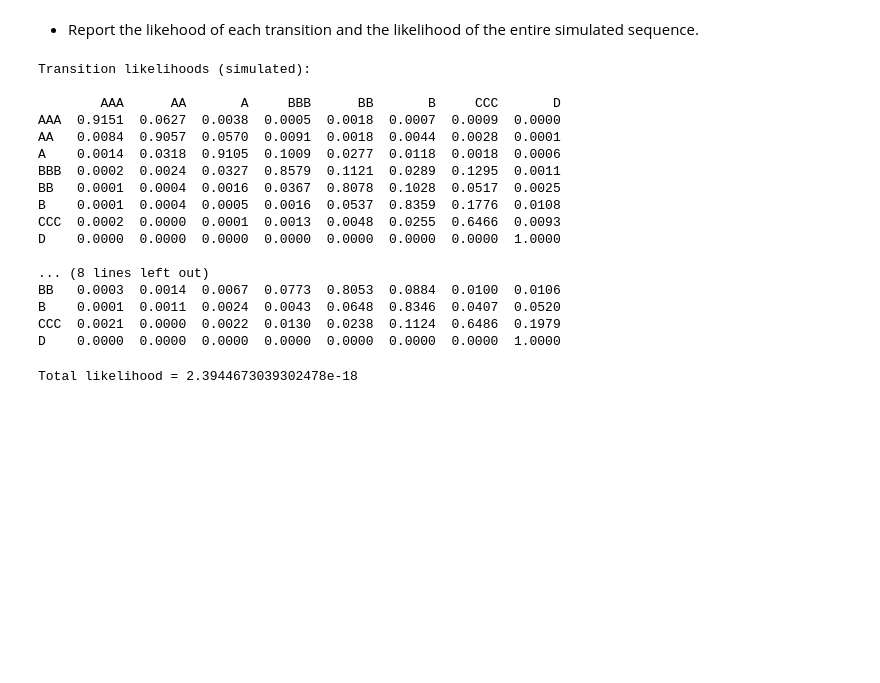
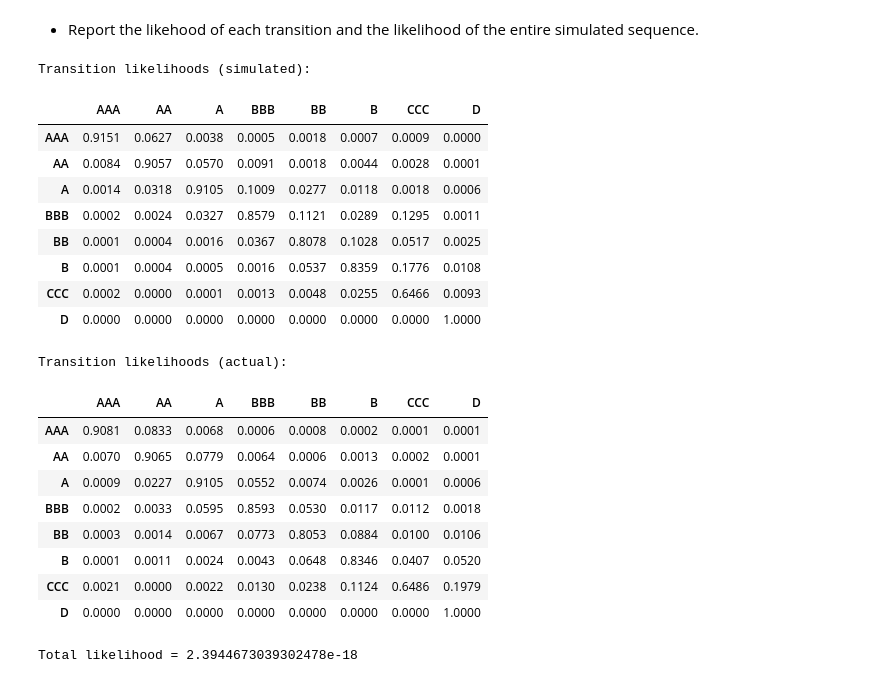
Before and after one commit to arpitp07/Reinforcement-Learning, a Jupyter notebook: Week 3/Assignment 1.ipynb, the cells around one changed output. Saved outputs shown, nothing was run; the diff lists cells and outputs as text; code cells hidden in the pictures; blank space fills up the shorter version.

```diff
--- a/Week 3/Assignment 1.ipynb
+++ b/Week 3/Assignment 1.ipynb
@@ -125,36 +130,42 @@ plt.title('$Y_{t}$');
 # %%
 # Load simulated matrix from disk if it exists, create it if it doesn't
 try:
     P_sim_total = joblib.load('sim_probs.pkl')
 except:
     # Running 10000 simulations with 100 steps
     P_sim_total = pd.DataFrame(np.zeros_like(
         P), index=P.index, columns=P.columns)
     for i in range(10000):
         _, P_sim = MC_sim(K, S, p, P, None)
         P_sim_total = P_sim_total + P_sim
     joblib.dump(P_sim_total, 'sim_probs.pkl');
 P_sim_probs = np.round(P_sim_total / np.sum(P_sim_total, axis=1), 4)
-print(f'Transition likelihoods (simulated): \n\n{P_sim_probs}')
-print(f'\n\nTransition likelihoods (actual): \n\n{P}\n')
+print(f'Transition likelihoods (simulated): \n\n')
+display(P_sim_probs)
+print(f'\n\nTransition likelihoods (actual): \n\n')
+display(P)
+print('\n')
 # %% [output]
 Transition likelihoods (simulated):
-
-        AAA      AA       A     BBB      BB       B     CCC       D
-AAA  0.9151  0.0627  0.0038  0.0005  0.0018  0.0007  0.0009  0.0000
-AA   0.0084  0.9057  0.0570  0.0091  0.0018  0.0044  0.0028  0.0001
-A    0.0014  0.0318  0.9105  0.1009  0.0277  0.0118  0.0018  0.0006
-BBB  0.0002  0.0024  0.0327  0.8579  0.1121  0.0289  0.1295  0.0011
-BB   0.0001  0.0004  0.0016  0.0367  0.8078  0.1028  0.0517  0.0025
-B    0.0001  0.0004  0.0005  0.0016  0.0537  0.8359  0.1776  0.0108
-CCC  0.0002  0.0000  0.0001  0.0013  0.0048  0.0255  0.6466  0.0093
-D    0.0000  0.0000  0.0000  0.0000  0.0000  0.0000  0.0000  1.0000
-
-... (8 lines left out)
-BB   0.0003  0.0014  0.0067  0.0773  0.8053  0.0884  0.0100  0.0106
-B    0.0001  0.0011  0.0024  0.0043  0.0648  0.8346  0.0407  0.0520
-CCC  0.0021  0.0000  0.0022  0.0130  0.0238  0.1124  0.6486  0.1979
-D    0.0000  0.0000  0.0000  0.0000  0.0000  0.0000  0.0000  1.0000
+|  | AAA | AA | A | BBB | BB | B | CCC | D |
+| AAA | 0.9151 | 0.0627 | 0.0038 | 0.0005 | 0.0018 | 0.0007 | 0.0009 | 0.0000 |
+| AA | 0.0084 | 0.9057 | 0.0570 | 0.0091 | 0.0018 | 0.0044 | 0.0028 | 0.0001 |
+| A | 0.0014 | 0.0318 | 0.9105 | 0.1009 | 0.0277 | 0.0118 | 0.0018 | 0.0006 |
+| BBB | 0.0002 | 0.0024 | 0.0327 | 0.8579 | 0.1121 | 0.0289 | 0.1295 | 0.0011 |
+| BB | 0.0001 | 0.0004 | 0.0016 | 0.0367 | 0.8078 | 0.1028 | 0.0517 | 0.0025 |
+| B | 0.0001 | 0.0004 | 0.0005 | 0.0016 | 0.0537 | 0.8359 | 0.1776 | 0.0108 |
+| CCC | 0.0002 | 0.0000 | 0.0001 | 0.0013 | 0.0048 | 0.0255 | 0.6466 | 0.0093 |
+| D | 0.0000 | 0.0000 | 0.0000 | 0.0000 | 0.0000 | 0.0000 | 0.0000 | 1.0000 |
+Transition likelihoods (actual):
+|  | AAA | AA | A | BBB | BB | B | CCC | D |
+| AAA | 0.9081 | 0.0833 | 0.0068 | 0.0006 | 0.0008 | 0.0002 | 0.0001 | 0.0001 |
+| AA | 0.0070 | 0.9065 | 0.0779 | 0.0064 | 0.0006 | 0.0013 | 0.0002 | 0.0001 |
+| A | 0.0009 | 0.0227 | 0.9105 | 0.0552 | 0.0074 | 0.0026 | 0.0001 | 0.0006 |
+| BBB | 0.0002 | 0.0033 | 0.0595 | 0.8593 | 0.0530 | 0.0117 | 0.0112 | 0.0018 |
+| BB | 0.0003 | 0.0014 | 0.0067 | 0.0773 | 0.8053 | 0.0884 | 0.0100 | 0.0106 |
+| B | 0.0001 | 0.0011 | 0.0024 | 0.0043 | 0.0648 | 0.8346 | 0.0407 | 0.0520 |
+| CCC | 0.0021 | 0.0000 | 0.0022 | 0.0130 | 0.0238 | 0.1124 | 0.6486 | 0.1979 |
+| D | 0.0000 | 0.0000 | 0.0000 | 0.0000 | 0.0000 | 0.0000 | 0.0000 | 1.0000 |
 # %%
 # Calculating total likelihood of the simulated sequence
 ll_total = 0
```
Also changed, not shown: parts of 18 cells of this notebook, 2 other files.
